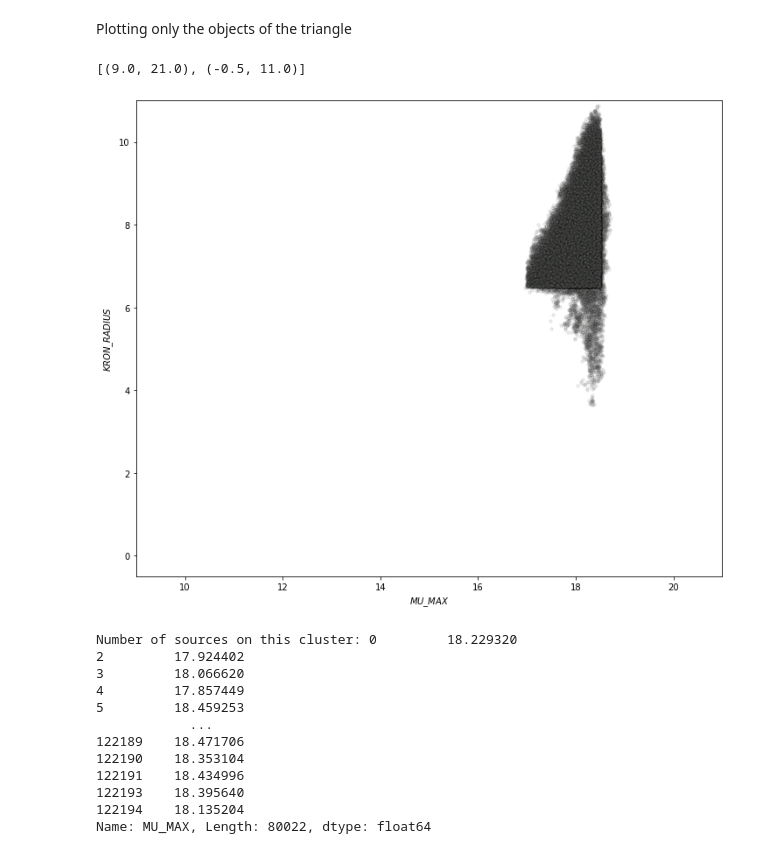
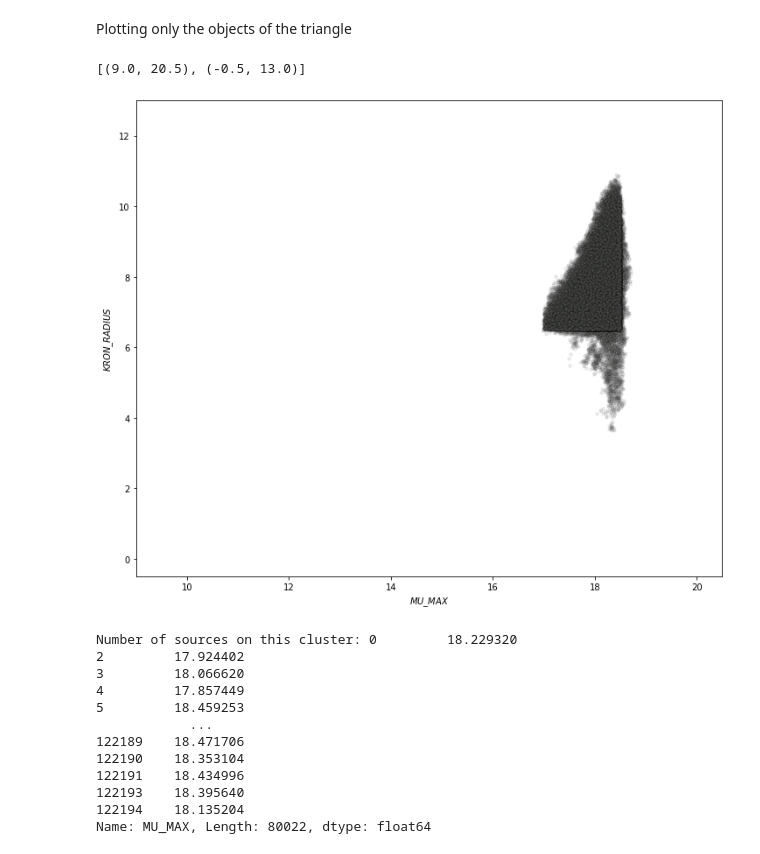
Before and after one commit to AngelGSoto/LSGs-splus, a Jupyter notebook: MLs-tecniques.ipynb, the cells around one changed output. Cells and saved outputs as stored; diff of their text form; code cells hidden in the pictures.

```diff
--- a/MLs-tecniques.ipynb
+++ b/MLs-tecniques.ipynb
@@ -166,16 +166,16 @@ Plotting only the objects of the triangle
 # %%
 fig, ax = plt.subplots(figsize=(12, 10))
 
 m = xx["Label"] == 6
 ax.scatter(xx["MU_MAX"][m], xx["KRON_RADIUS"][m],
             c=sns.xkcd_rgb['grey'], s=10, edgecolor='black', alpha=0.1,
             cmap=plt.cm.get_cmap('Accent', 10))
 ax.set_xlabel(r'$MU\_MAX$')
 ax.set_ylabel(r'$KRON\_RADIUS$')
-ax.set(xlim=[9, 21], ylim=[-0.5, 11])
+ax.set(xlim=[9, 20.5], ylim=[-0.5, 13])
 # %% [output]
-[(9.0, 21.0), (-0.5, 11.0)]
+[(9.0, 20.5), (-0.5, 13.0)]
-[figure, old version]
+[figure, new version]
 # %%
 print("Number of sources on this cluster:", xx["MU_MAX"][m])
 # %% [output]
```
